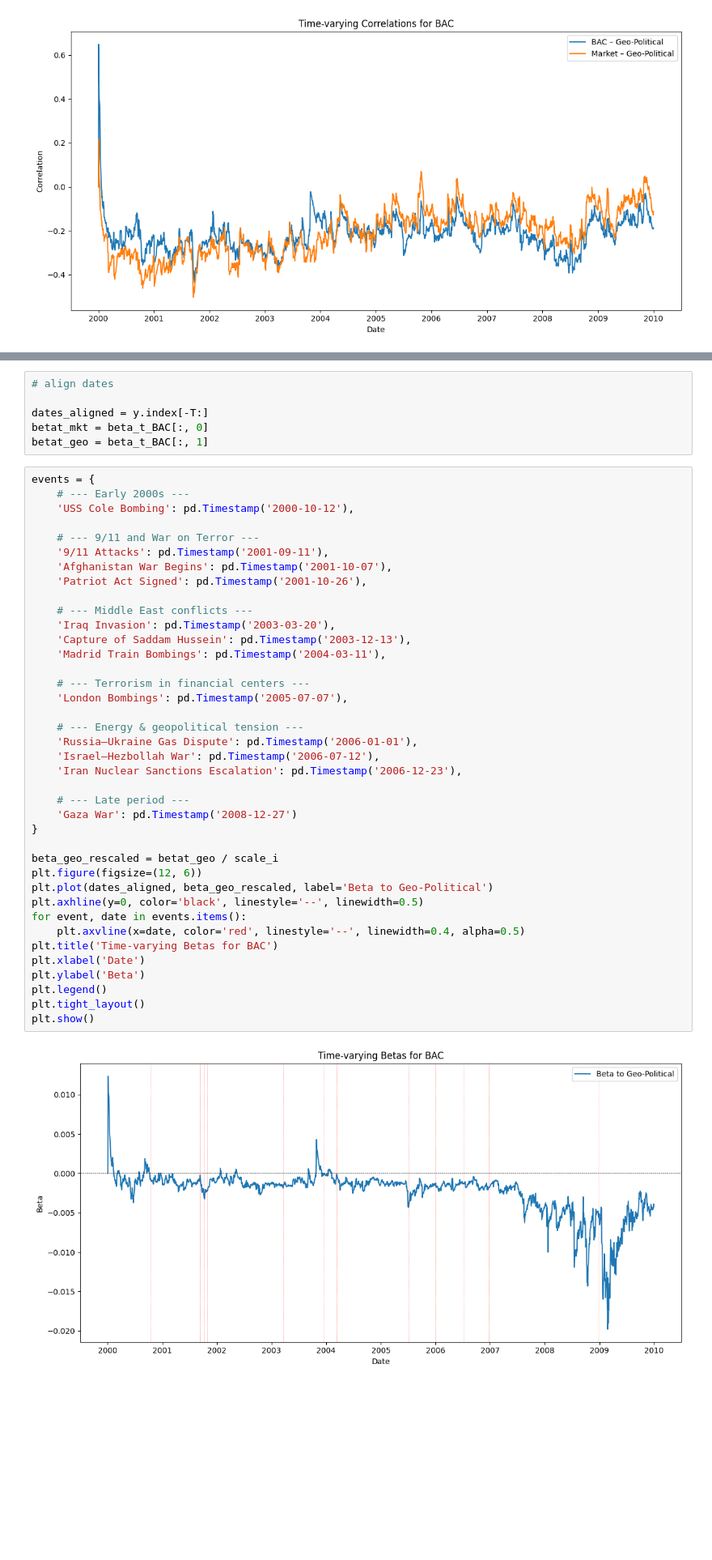
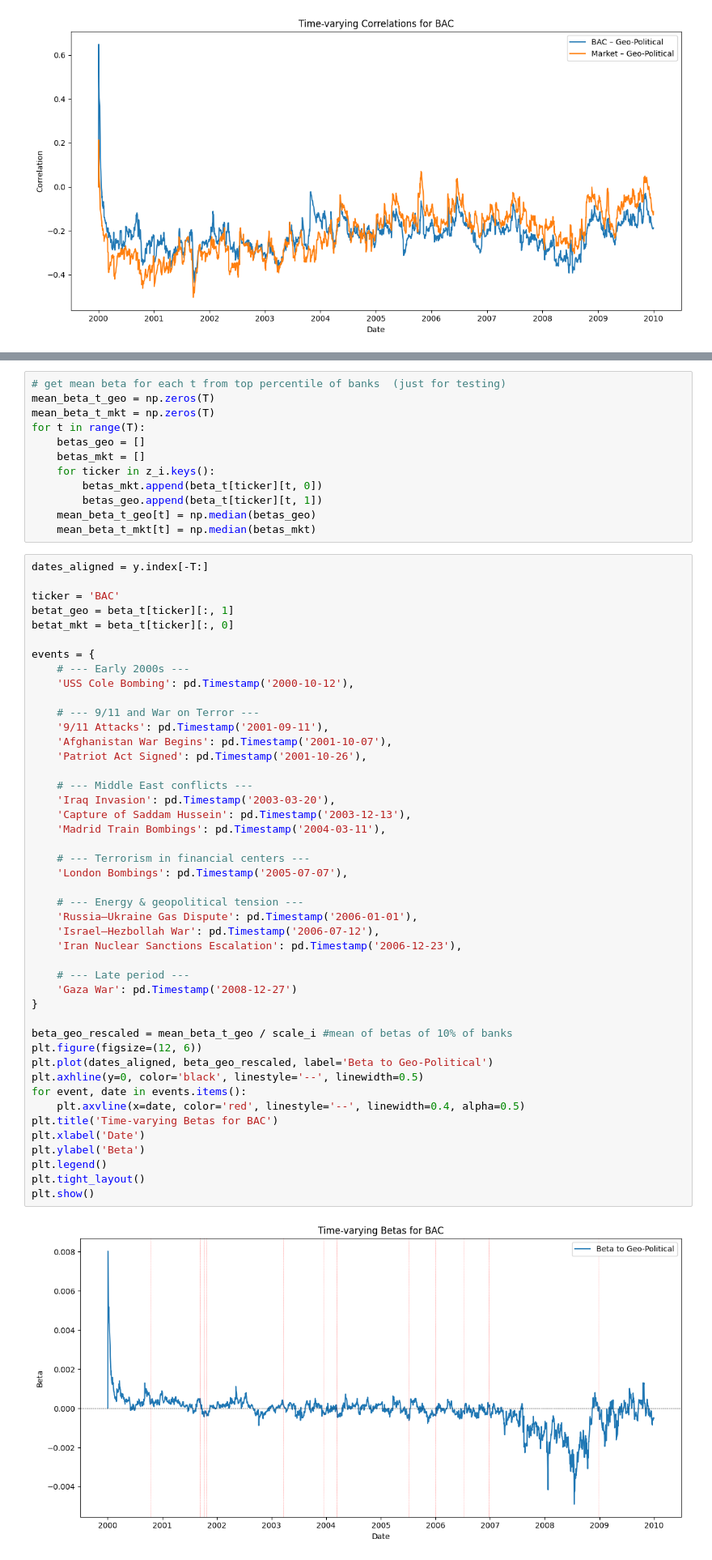
Before and after one commit to andreaskoul/geo_index_dcb, a Jupyter notebook: Geopol factor.ipynb, the cells around one changed output, grey strips where cells are left out. Shown at 81% size. Cells and saved outputs as stored; diff of their text form; blank space fills up the shorter version.

Commit message:
added beta calc for all firms + mean beta_t calc

```diff
--- a/Geopol factor.ipynb
+++ b/Geopol factor.ipynb
@@ -452,12 +459,24 @@ beta_t[ticker] = beta_t_BAC
 
 # beta_t['BAC'] = np.matmul(Sigma_FF_inv, Sigma_iF)  # (T, 2, 1)
 # %%
-# align dates
-
-dates_aligned = y.index[-T:]
-betat_mkt = beta_t_BAC[:, 0]
-betat_geo = beta_t_BAC[:, 1]
+# get mean beta for each t from top percentile of banks  (just for testing)
+mean_beta_t_geo = np.zeros(T)
+mean_beta_t_mkt = np.zeros(T)
+for t in range(T):
+    betas_geo = []
+    betas_mkt = []
+    for ticker in z_i.keys():
+        betas_mkt.append(beta_t[ticker][t, 0])
+        betas_geo.append(beta_t[ticker][t, 1])
+    mean_beta_t_geo[t] = np.median(betas_geo)
+    mean_beta_t_mkt[t] = np.median(betas_mkt)
 # %%
+dates_aligned = y.index[-T:]
+
+ticker = 'BAC'
+betat_geo = beta_t[ticker][:, 1]
+betat_mkt = beta_t[ticker][:, 0]
+
 events = {
     # --- Early 2000s ---
     'USS Cole Bombing': pd.Timestamp('2000-10-12'),
@@ -469,35 +488,35 @@ events = {
 
     # --- Middle East conflicts ---
     'Iraq Invasion': pd.Timestamp('2003-03-20'),
     'Capture of Saddam Hussein': pd.Timestamp('2003-12-13'),
     'Madrid Train Bombings': pd.Timestamp('2004-03-11'),
 
     # --- Terrorism in financial centers ---
     'London Bombings': pd.Timestamp('2005-07-07'),
 
     # --- Energy & geopolitical tension ---
     'Russia–Ukraine Gas Dispute': pd.Timestamp('2006-01-01'),
     'Israel–Hezbollah War': pd.Timestamp('2006-07-12'),
     'Iran Nuclear Sanctions Escalation': pd.Timestamp('2006-12-23'),
 
     # --- Late period ---
     'Gaza War': pd.Timestamp('2008-12-27')
 }
 
-beta_geo_rescaled = betat_geo / scale_i
+beta_geo_rescaled = mean_beta_t_geo / scale_i #mean of betas of 10% of banks
 plt.figure(figsize=(12, 6))
 plt.plot(dates_aligned, beta_geo_rescaled, label='Beta to Geo-Political')
 plt.axhline(y=0, color='black', linestyle='--', linewidth=0.5)
 for event, date in events.items():
     plt.axvline(x=date, color='red', linestyle='--', linewidth=0.4, alpha=0.5)
 plt.title('Time-varying Betas for BAC')
 plt.xlabel('Date')
 plt.ylabel('Beta')
 plt.legend()
 plt.tight_layout()
 plt.show()
 # %% [output]
-[figure, old version]
+[figure, new version]
 # %%
 # Diagnostic output
 crisis_periods = {
```
Also changed, not shown: parts of 5 cells of this notebook.
